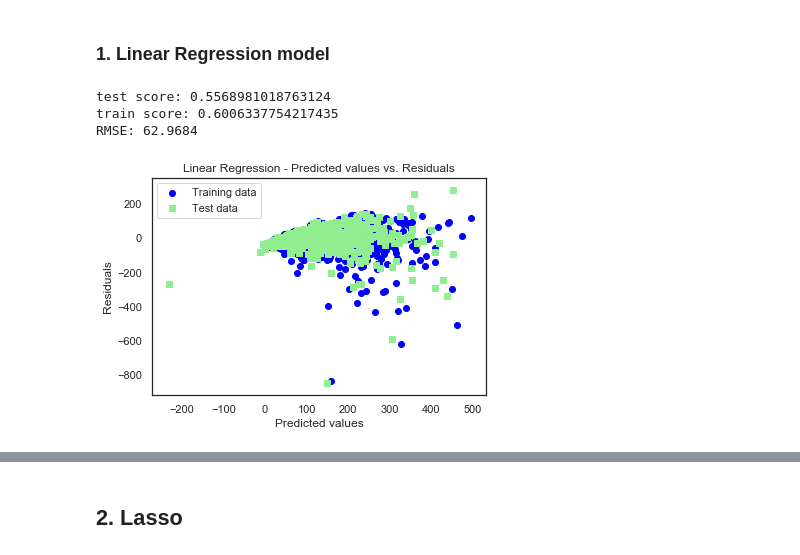
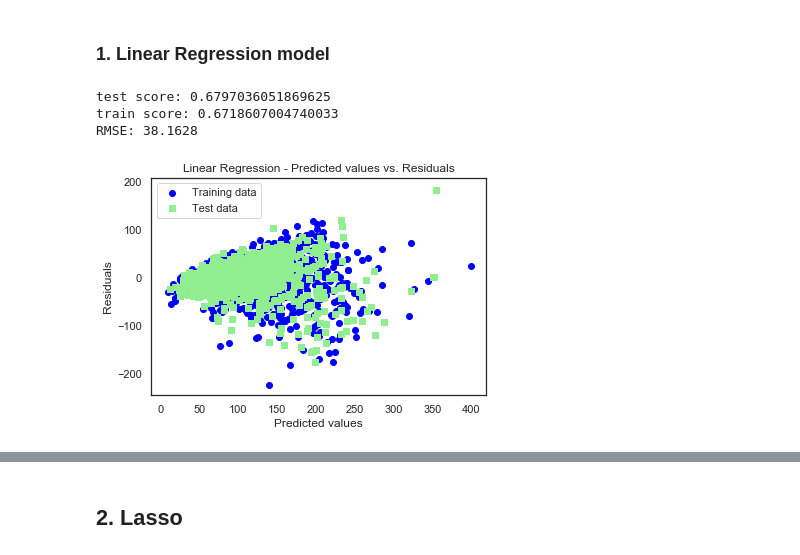
Before and after one commit to skalizzo/UdacityDataScientistND_Project1_1, a Jupyter notebook: Project_1_1_ChristianRichter_airbnb.ipynb, the cells around one changed output, grey strips where cells are left out. Saved outputs shown, nothing was run; the diff lists cells and outputs as text; code cells hidden in the pictures.

```diff
--- a/Project_1_1_ChristianRichter_airbnb.ipynb
+++ b/Project_1_1_ChristianRichter_airbnb.ipynb
@@ -367,3 +463,6 @@ Text(0.5, 0, 'Host response Time')
+# %%
+df['rating_high'] = df['review_scores_rating'].apply(lambda x: 1 if x >= 75 else 0)
+df.drop(['review_scores_rating'], axis=1, inplace=True)
 # %%
 makeCountplot(df, 'property_type', 'Property type', 90)
 # %% [output]
@@ -442,3 +541,5 @@ df.describe()
+# %%
+df = df.drop('host_total_listings_count', axis=1)
 # %%
 sns.set(style="white")
 
@@ -488,3 +609,5 @@ Preparing data for Regressor
+# %%
+df = df[df['price']<400]
 # %%
 # Mean function
 fill_mean = lambda col: col.fillna(col.mean())
@@ -502,14 +628,17 @@ y = df['price']
 X_train, X_test, y_train, y_test = train_test_split(X, y, test_size=.3, random_state=42)
 # %% [markdown]
 ## Evaluating models
+# %%
+modelCompList = []
 # %% [markdown]
 ### 1. Linear Regression model
 # %%
-lm_model = LinearRegression(normalize=True)  # Instantiate
+lm_model = LinearRegression(normalize=False)  # Instantiate
 model, test_score, train_score, rmse = fitAndScoreModel(X_train, y_train, lm_model)
 plotPredVsResiduals(model, 'Linear Regression')
+modelCompList.append(['Linear Regression', test_score, train_score, rmse])
 # %% [output]
-test score: 0.5568981018763124
-train score: 0.6006337754217435
-RMSE: 62.9684
+test score: 0.6797036051869625
+train score: 0.6718607004740033
+RMSE: 38.1628
-[figure, old version]
+[figure, new version]
```
Also changed, not shown: parts of 51 cells of this notebook.
